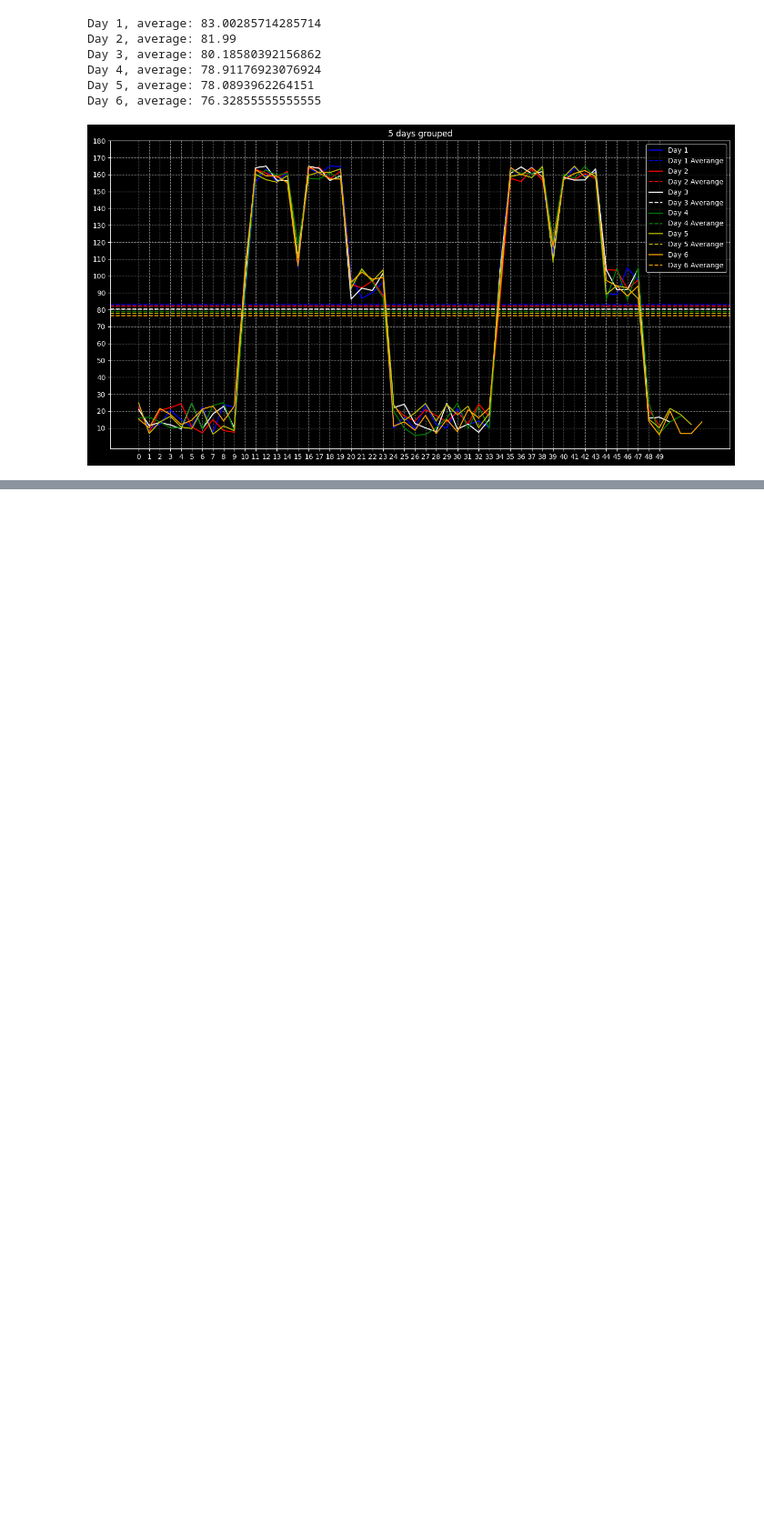
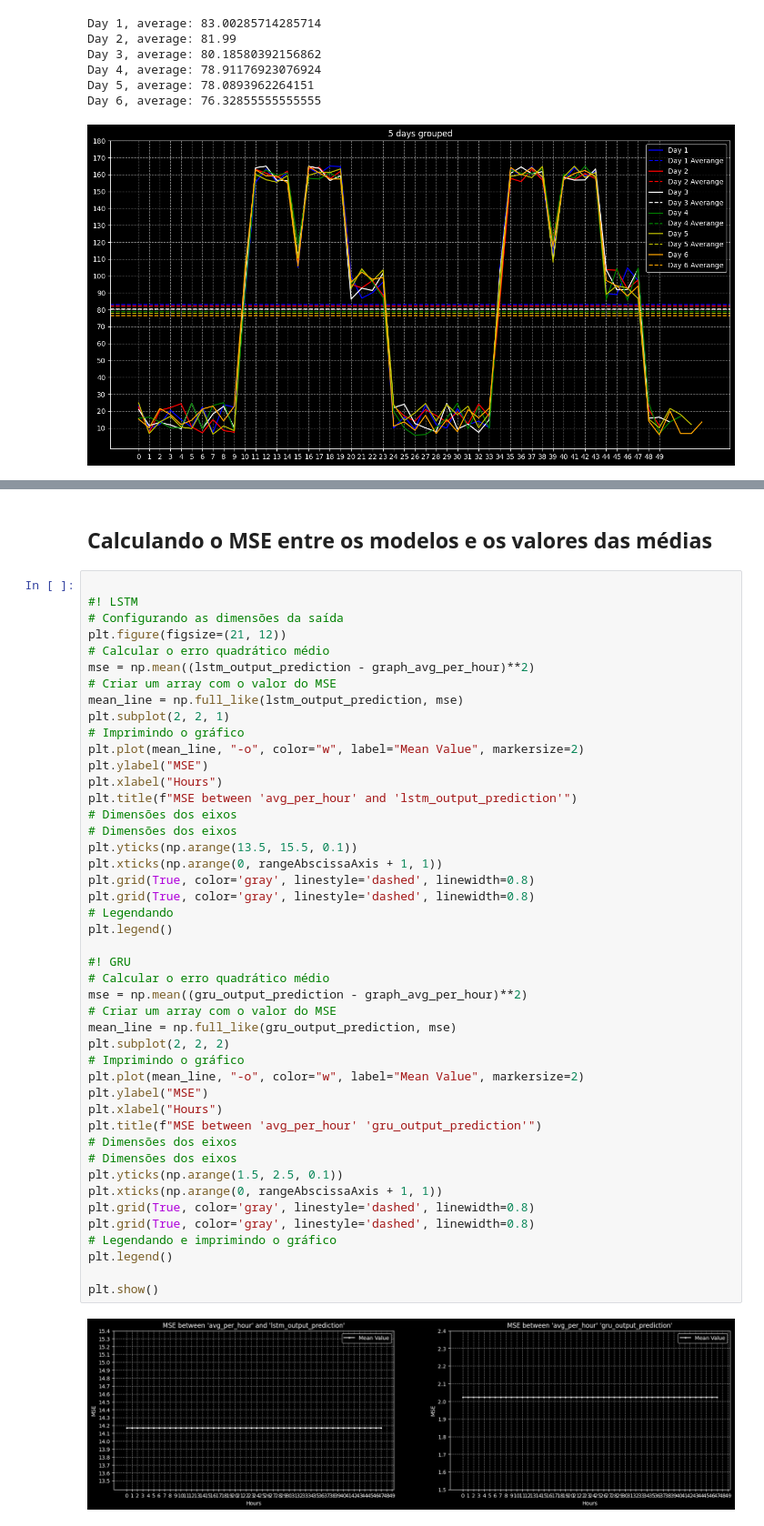
Before and after one commit to PedroLuisDionisioFraga/Power-consumption-prediction-using-LSTM-and-GRU-networks-in-PyTorch, a Jupyter notebook: exploring_trained_models_better.ipynb, the cells around one changed output, grey strips where cells are left out. Shown at 91% size. Saved outputs shown, nothing was run; the diff lists cells and outputs as text; blank space fills up the shorter version.

```diff
--- a/exploring_trained_models_better.ipynb
+++ b/exploring_trained_models_better.ipynb
@@ -681,0 +741,49 @@ Day 6, average: 76.32855555555555
+# %% [markdown]
+## Calculando o MSE entre os modelos e os valores das médias
+# %%
+
+#! LSTM
+# Configurando as dimensões da saída
+plt.figure(figsize=(21, 12))
+# Calcular o erro quadrático médio
+mse = np.mean((lstm_output_prediction - graph_avg_per_hour)**2)
+# Criar um array com o valor do MSE
+mean_line = np.full_like(lstm_output_prediction, mse)
+plt.subplot(2, 2, 1)
+# Imprimindo o gráfico
+plt.plot(mean_line, "-o", color="w", label="Mean Value", markersize=2)
+plt.ylabel("MSE")
+plt.xlabel("Hours")
+plt.title(f"MSE between 'avg_per_hour' and 'lstm_output_prediction'")
+# Dimensões dos eixos
+# Dimensões dos eixos
+plt.yticks(np.arange(13.5, 15.5, 0.1))
+plt.xticks(np.arange(0, rangeAbscissaAxis + 1, 1))
+plt.grid(True, color='gray', linestyle='dashed', linewidth=0.8)
+plt.grid(True, color='gray', linestyle='dashed', linewidth=0.8)
+# Legendando
+plt.legend()
+
+#! GRU
+# Calcular o erro quadrático médio
+mse = np.mean((gru_output_prediction - graph_avg_per_hour)**2)
+# Criar um array com o valor do MSE
+mean_line = np.full_like(gru_output_prediction, mse)
+plt.subplot(2, 2, 2)
+# Imprimindo o gráfico
+plt.plot(mean_line, "-o", color="w", label="Mean Value", markersize=2)
+plt.ylabel("MSE")
+plt.xlabel("Hours")
+plt.title(f"MSE between 'avg_per_hour' 'gru_output_prediction'")
+# Dimensões dos eixos
+# Dimensões dos eixos
+plt.yticks(np.arange(1.5, 2.5, 0.1))
+plt.xticks(np.arange(0, rangeAbscissaAxis + 1, 1))
+plt.grid(True, color='gray', linestyle='dashed', linewidth=0.8)
+plt.grid(True, color='gray', linestyle='dashed', linewidth=0.8)
+# Legendando e imprimindo o gráfico
+plt.legend()
+
+plt.show()
+# %% [output]
+[figure, added]
```
Also changed, not shown: parts of 6 cells of this notebook.
